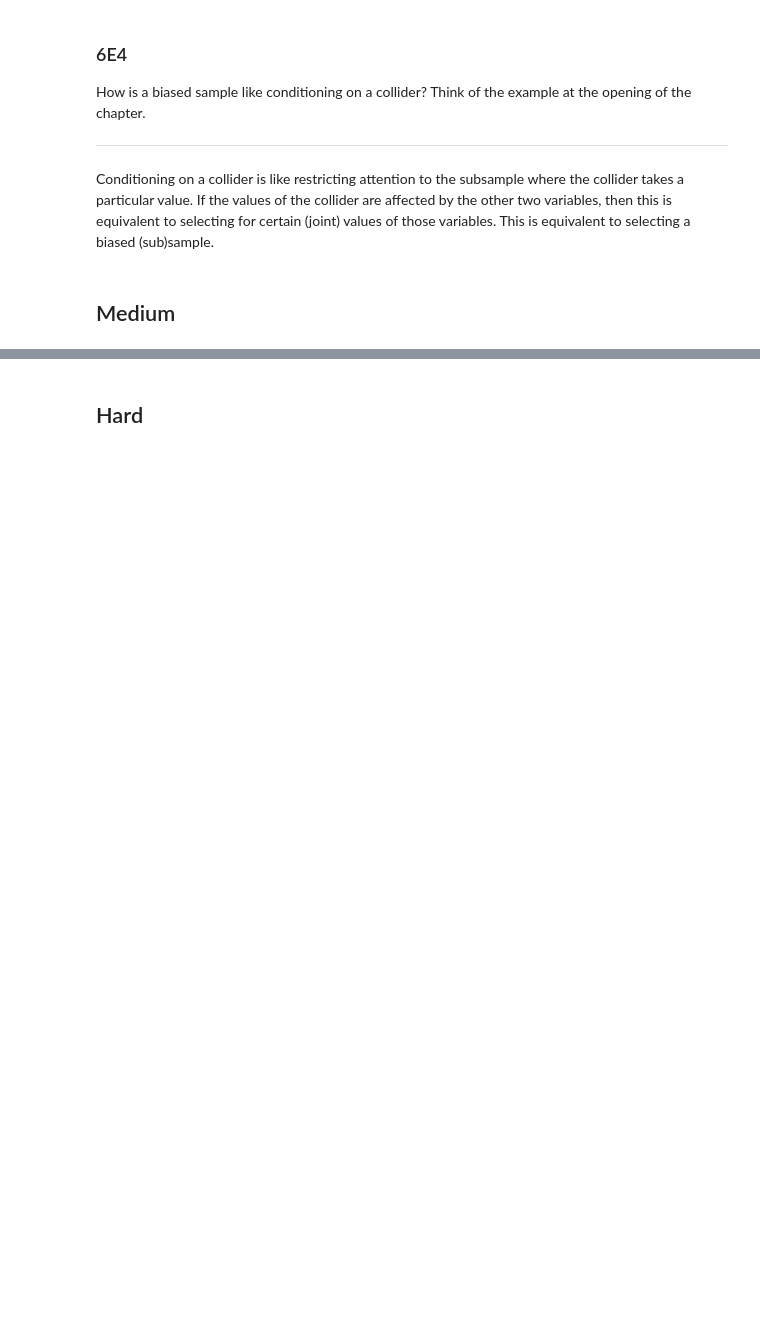
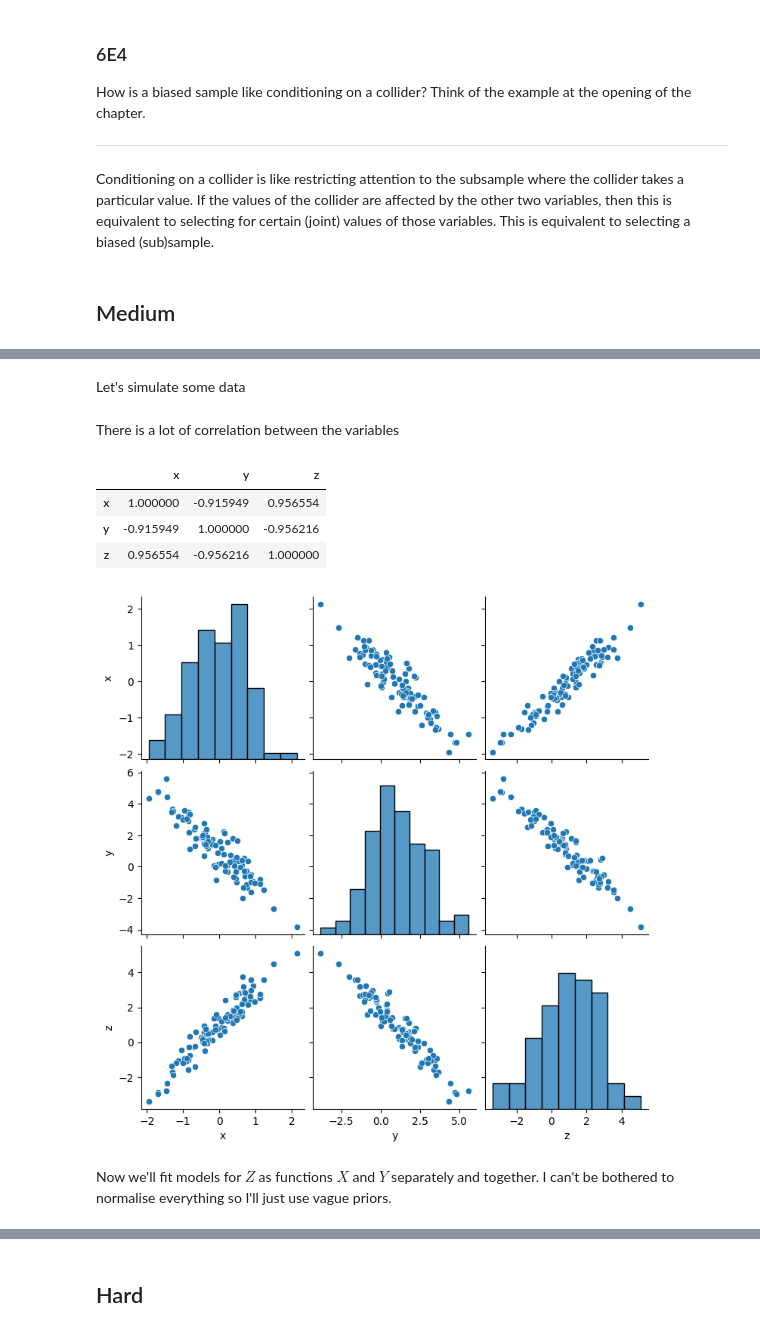
Before and after one commit to chris-leonard/statistical-rethinking, a Jupyter notebook: exercises/chapter_6.ipynb, the cells around one changed output, grey strips where cells are left out. Saved outputs shown, nothing was run; the diff lists cells and outputs as text; code cells hidden in the pictures; blank space fills up the shorter version.

```diff
--- a/exercises/chapter_6.ipynb
+++ b/exercises/chapter_6.ipynb
@@ -164,0 +224,29 @@ This is equivalent to selecting a biased (sub)sample.
+# %% [markdown]
+Let's simulate some data
+# %%
+N = 100
+
+rng = np.random.default_rng(RANDOM_SEED)
+x = rng.normal(loc=0, scale=1, size=N)
+z = 1 + 2*x + rng.normal(loc=0, scale=0.5, size=N)
+y = 2 - z + rng.normal(loc=0, scale=0.5, size=N)
+
+data = pd.DataFrame({
+    "x": x, "y": y, "z": z
+})
+# %% [markdown]
+There is a lot of correlation between the variables
+# %%
+data.corr()
+# %% [output]
+|  | x | y | z |
+| x | 1.000000 | -0.915949 | 0.956554 |
+| y | -0.915949 | 1.000000 | -0.956216 |
+| z | 0.956554 | -0.956216 | 1.000000 |
+# %%
+sns.pairplot(data);
+# %% [output]
+[figure, added]
+# %% [markdown]
+Now we'll fit models for $Z$ as functions $X$ and $Y$ separately and together.
+I can't be bothered to normalise everything so I'll just use vague priors.
```
Also changed, not shown: parts of 21 cells of this notebook, 1 other file.
